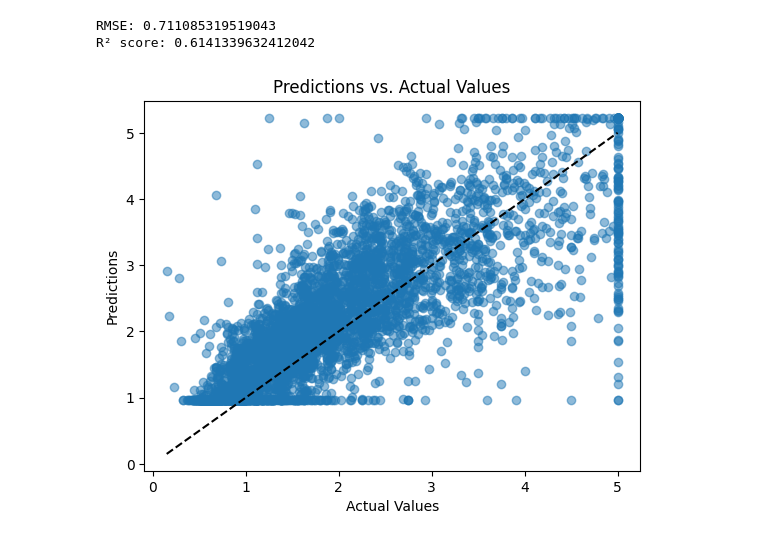
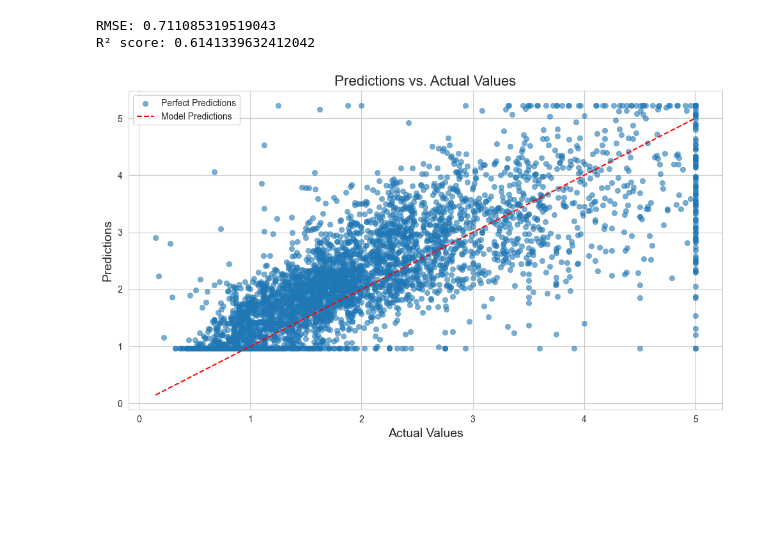
Before and after one commit to Jhonnatan7br/AI-M.L-D.L-and-LLM, a Jupyter notebook: ML Guides - Tianyuan ZHANG ML Course/Deep_Learning/3 Exercise 04 ANN for Regression - Assignment.ipynb, the cells around one changed output. Saved outputs shown, nothing was run; the diff lists cells and outputs as text; code cells hidden in the pictures; blank space fills up the shorter version.

```diff
--- a/ML Guides - Tianyuan ZHANG ML Course/Deep_Learning/3 Exercise 04 ANN for Regression - Assignment.ipynb
+++ b/ML Guides - Tianyuan ZHANG ML Course/Deep_Learning/3 Exercise 04 ANN for Regression - Assignment.ipynb
@@ -304,13 +304,28 @@ print(f'R² score: {r2}')
 # %% [output]
 RMSE: 0.711085319519043
 R² score: 0.6141339632412042
-# %%
-# Plot the predictions vs. actual values
-plt.scatter(actuals, predictions, alpha=0.5)
-plt.title('Predictions vs. Actual Values')
-plt.xlabel('Actual Values')
-plt.ylabel('Predictions')
-plt.plot([actuals.min(), actuals.max()], [actuals.min(), actuals.max()], 'k--')  # Diagonal line
-plt.show()
-# %% [output]
-[figure, removed]
+# %%
+import seaborn as sns
+
+# Set the aesthetic style of the plots
+sns.set_style('whitegrid')
+
+# Create a scatter plot with a modern look
+plt.figure(figsize=(10, 6))
+sns.scatterplot(x=actuals, y=predictions, alpha=0.6, edgecolor=None, palette="viridis")
+
+# Plot the perfect predictions line
+min_max_range = [actuals.min(), actuals.max()]
+sns.lineplot(x=min_max_range, y=min_max_range, color='red', linestyle='--')
+
+# Adjust more detailed plot settings
+plt.title('Predictions vs. Actual Values', fontsize=16)
+plt.xlabel('Actual Values', fontsize=14)
+plt.ylabel('Predictions', fontsize=14)
+plt.legend(labels=['Perfect Predictions', 'Model Predictions'], loc='upper left')
+plt.tight_layout()  # Adjust the plot to ensure everything fits without overlapping
+
+# Show the plot
+plt.show()
+# %% [output]
+[figure, added]
```
